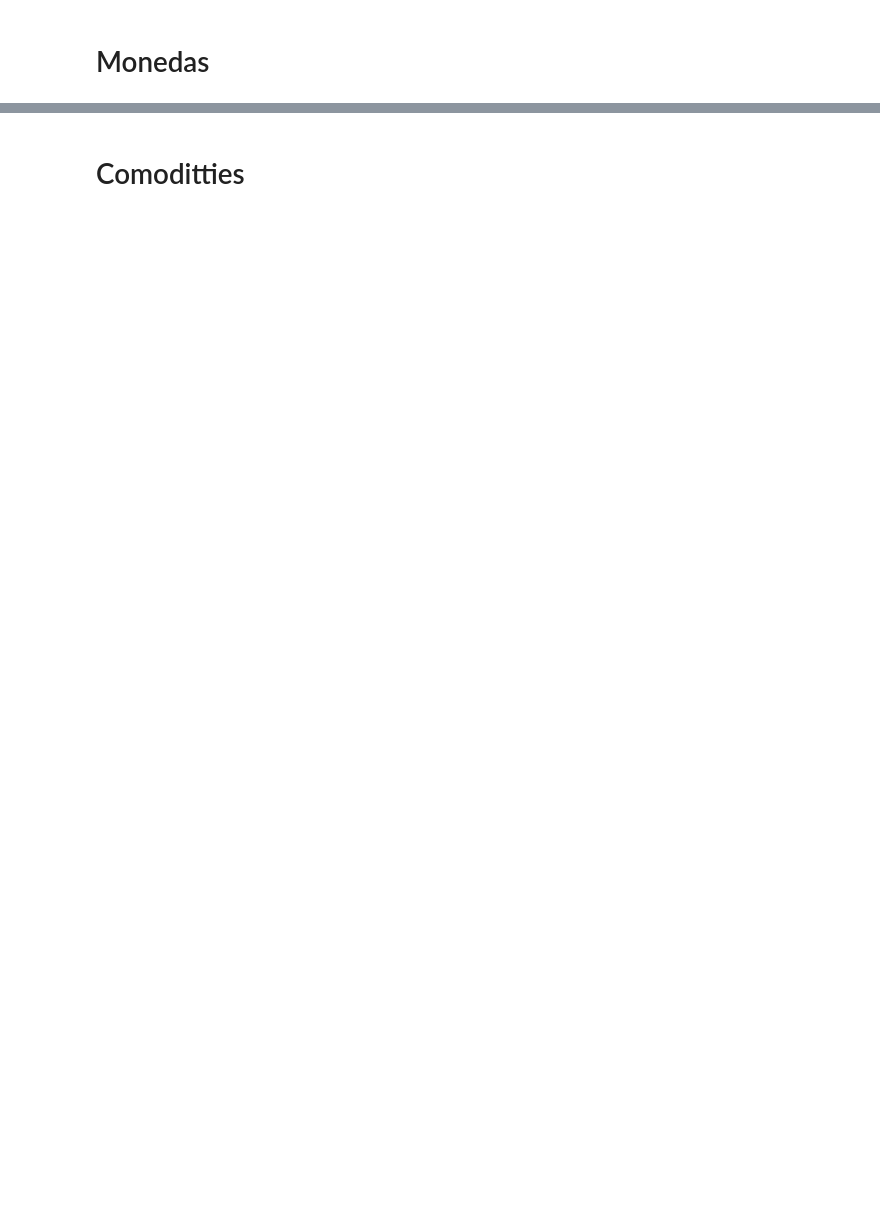
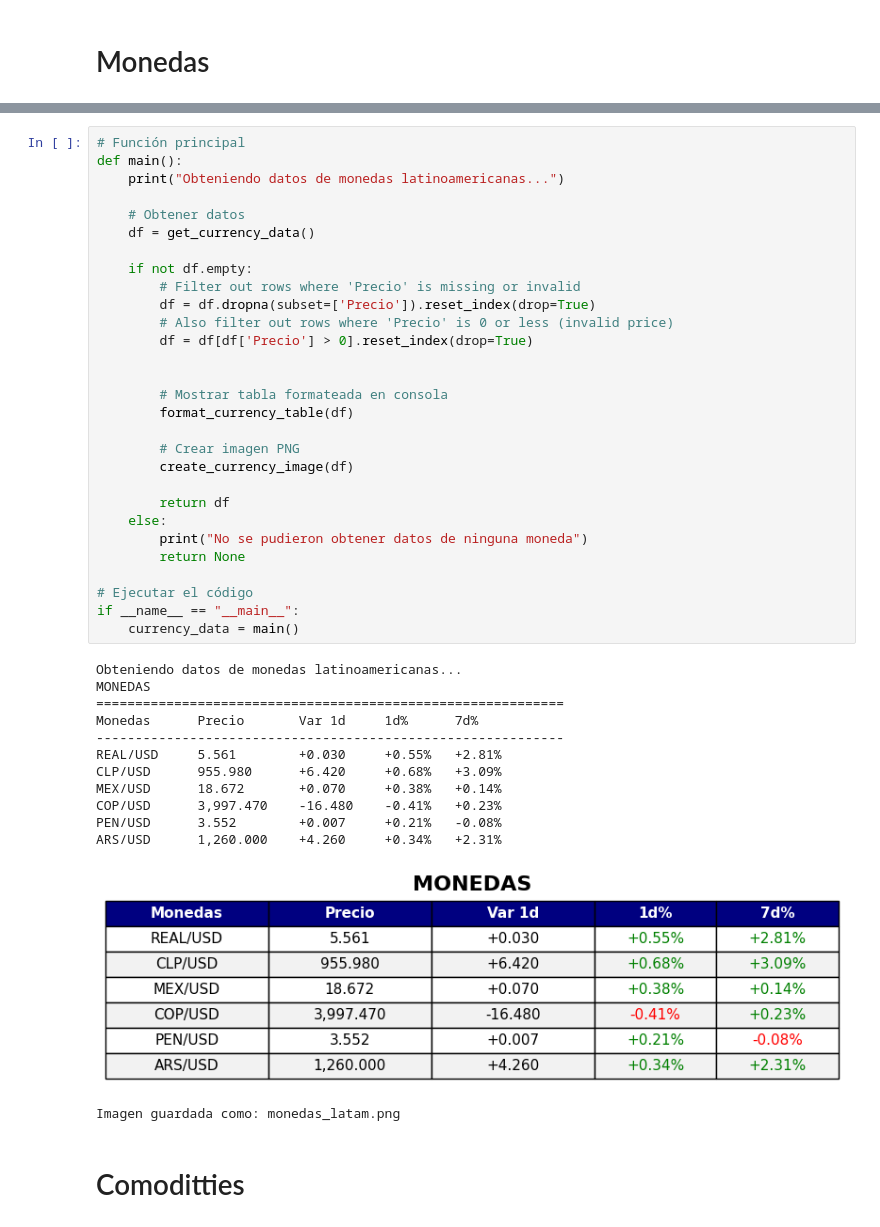
Before and after one commit to lucacamus13/update-LATAM, a Jupyter notebook: update_LATAM.ipynb, the cells around one changed output, grey strips where cells are left out. Saved outputs shown, nothing was run; the diff lists cells and outputs as text; blank space fills up the shorter version.

```diff
--- a/update_LATAM.ipynb
+++ b/update_LATAM.ipynb
@@ -413,2 +793,45 @@ Imagen guardada como: monedas_latam.png
+# %%
+# Función principal
+def main():
+    print("Obteniendo datos de monedas latinoamericanas...")
+
+    # Obtener datos
+    df = get_currency_data()
+
+    if not df.empty:
+        # Filter out rows where 'Precio' is missing or invalid
+        df = df.dropna(subset=['Precio']).reset_index(drop=True)
+        # Also filter out rows where 'Precio' is 0 or less (invalid price)
+        df = df[df['Precio'] > 0].reset_index(drop=True)
+
+
+        # Mostrar tabla formateada en consola
+        format_currency_table(df)
+
+        # Crear imagen PNG
+        create_currency_image(df)
+
+        return df
+    else:
+        print("No se pudieron obtener datos de ninguna moneda")
+        return None
+
+# Ejecutar el código
+if __name__ == "__main__":
+    currency_data = main()
+# %% [output]
+Obteniendo datos de monedas latinoamericanas...
+MONEDAS
+============================================================
+Monedas      Precio       Var 1d     1d%      7d%
+------------------------------------------------------------
+REAL/USD     5.561        +0.030     +0.55%   +2.81%
+CLP/USD      955.980      +6.420     +0.68%   +3.09%
+MEX/USD      18.672       +0.070     +0.38%   +0.14%
+COP/USD      3,997.470    -16.480    -0.41%   +0.23%
+PEN/USD      3.552        +0.007     +0.21%   -0.08%
+ARS/USD      1,260.000    +4.260     +0.34%   +2.31%
+[figure, added]
+Imagen guardada como: monedas_latam.png
 # %% [markdown]
 # Comoditties
```
Also changed, not shown: parts of 57 cells of this notebook.
